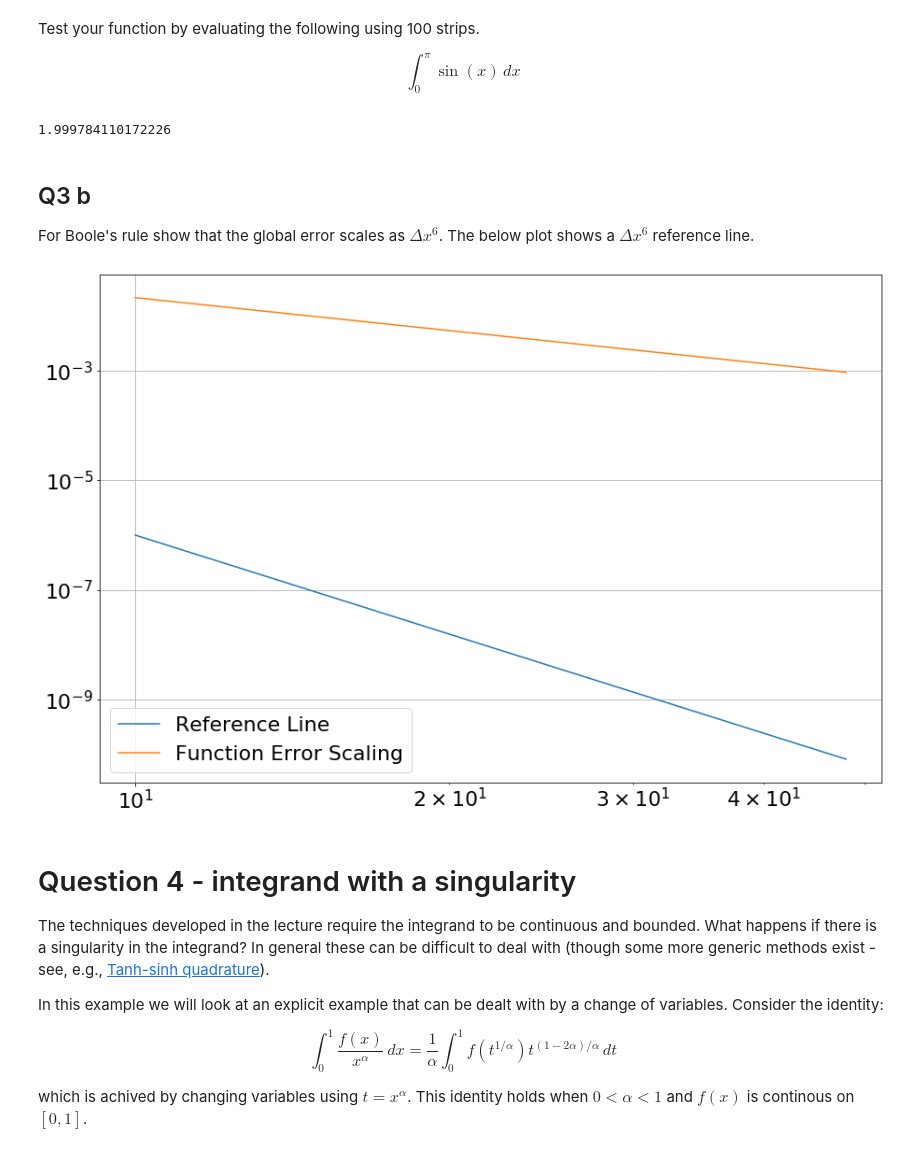
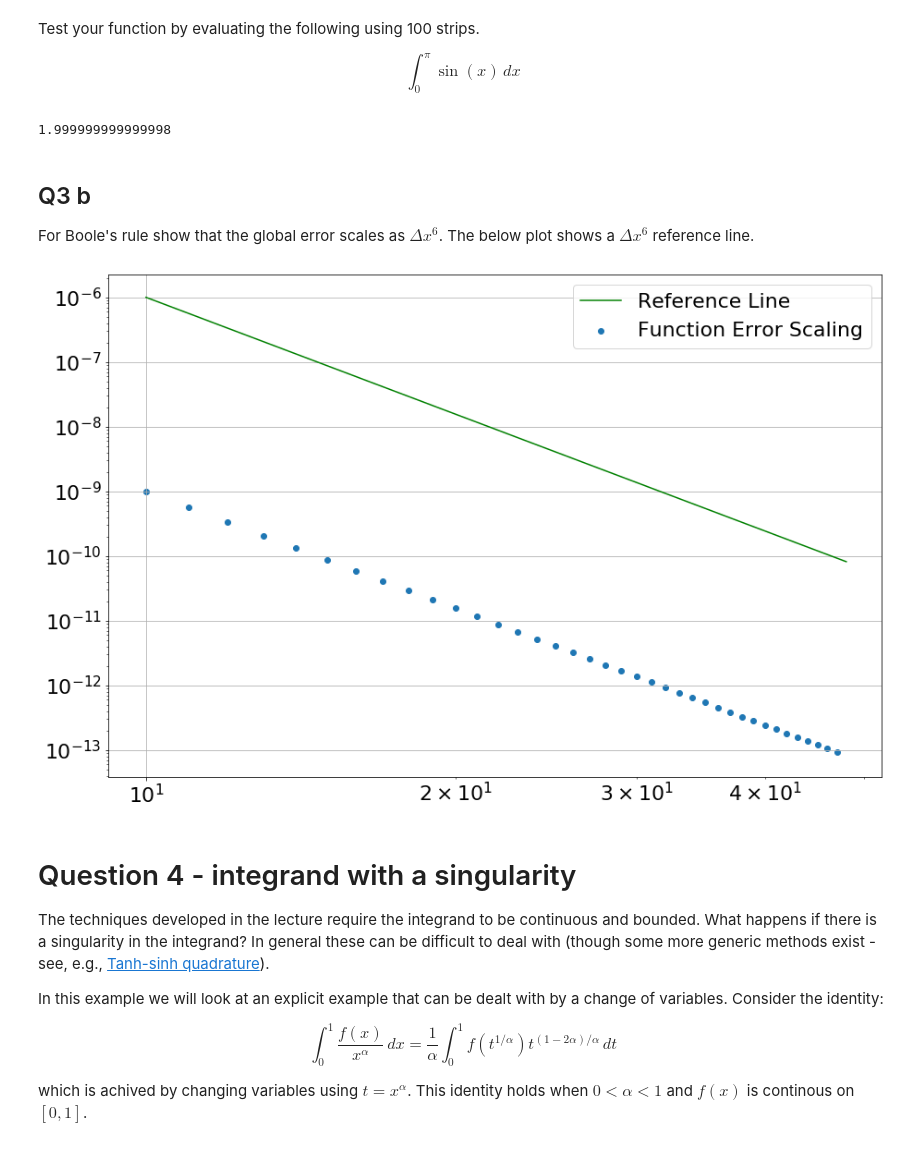
Before and after one commit to darraghburke1/ACM20030-Assignments, a Jupyter notebook: Assignment-4.ipynb, the cells around one changed output. Drawn from its saved outputs; the diff is of its cells as text; code cells hidden in the pictures.

```diff
--- a/Assignment-4.ipynb
+++ b/Assignment-4.ipynb
@@ -45,8 +45,3 @@ def SimpsonsIntegrate(f, a, b, N):
         xi += dx
         i += 1
     return area
-
-def f(x):
-    return np.sin(x) + 2
-
-print(SimpsonsIntegrate(f, 0, 10, 10))
@@ -181,13 +173,13 @@ Write a function that numerically integrates another function using Boole's rule
 # %%
 def BooleIntegration(f, a, b, N):
     dx = (b-a)/(4*N)
+    area = 0
     i = 0
-    area = 0
-    while (i < 4*N):
-        xi = a + i*dx
-        area += 2/45*(7*f(xi)+32*f(xi+dx)+12*f(xi+2*dx)+32*f(xi+3*dx)+7*f(xi+4*dx))
+    while (i < N):
+        xi = a + 4*i*dx
+        area += 2*dx/45*(7*f(xi)+32*f(xi+dx)+12*f(xi+2*dx)+32*f(xi+3*dx)+7*f(xi+4*dx))
         i += 1
-    return dx*area/4
+    return area
 # %% [markdown]
 Test your function by evaluating the following using 100 strips.
 
@@ -198,34 +190,33 @@ def f5(x):
 
 print(BooleIntegration(f5, 0, np.pi, 100))
 # %% [output]
-1.999784110172226
+1.999999999999998
 # %% [markdown]
 ## Q3 b
 
 For Boole's rule show that the global error scales as $\Delta x^6$. The below plot shows a $\Delta x^6$ reference line.
-# %%
-x = np.linspace(10,48,100)
-y = x**-6
-
-y1 = BooleIntegration(f5, 0, np.pi, 10) - 2
-y2 = BooleIntegration(f5, 0, np.pi, 16) - 2
-y3 = BooleIntegration(f5, 0, np.pi, 22) - 2
-y4 = BooleIntegration(f5, 0, np.pi, 28) - 2
-y5 = BooleIntegration(f5, 0, np.pi, 36) - 2
-y6 = BooleIntegration(f5, 0, np.pi, 48) - 2
-
-ni = np.array([10, 16, 22, 28, 36, 48])
-yi = np.abs(np.array([y1, y2, y3, y4, y5, y6]))
-
-plt.yscale('log')
-plt.xscale('log')
-plt.grid(True)
-plt.plot(x,y);
-plt.plot(ni,yi)
-plt.legend(["Reference Line","Function Error Scaling"])
-plt.show()
-# %% [output]
-[figure, removed]
+# %%
+x = np.linspace(10,48,90)
+y = x**-6
+
+yM = np.empty([38,2])
+N = 10
+i = 0
+while (i < 38):
+    yM[i,0] = N
+    yM[i,1] = np.abs(BooleIntegration(f5, 0, np.pi, N)-2)
+    i += 1
+    N += 1
+
+plt.yscale('log')
+plt.xscale('log')
+plt.grid(True)
+plt.plot(x,y, 'g');
+plt.scatter(yM[:,0], yM[:,1])
+plt.legend(["Reference Line","Function Error Scaling"])
+plt.show()
+# %% [output]
+[figure, added]
 # %% [markdown]
 # Question 4 - integrand with a singularity
 
```
Also changed, not shown: parts of 5 cells of this notebook, 2 other files.
